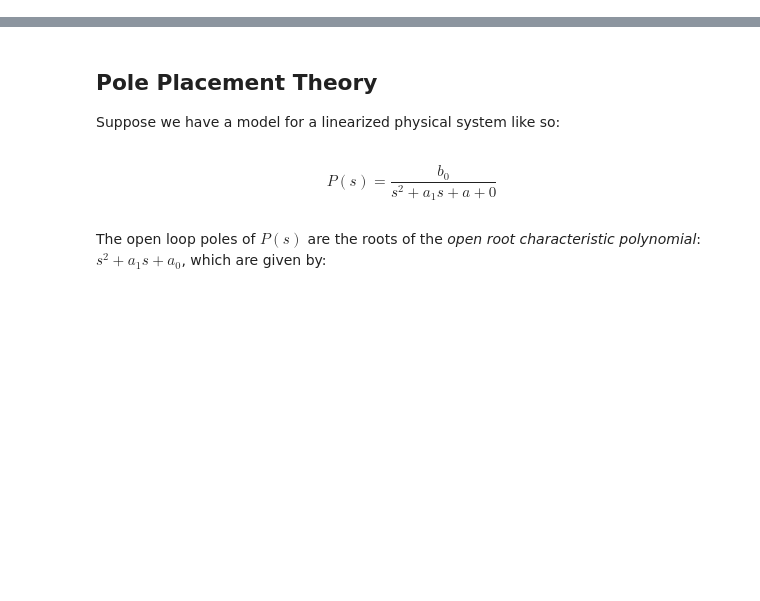
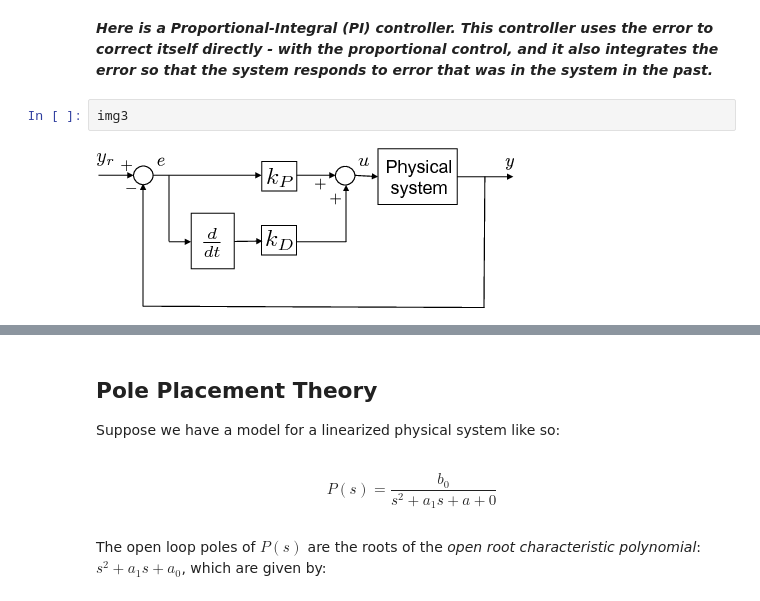
Before and after one commit to rleish/controlNotebooks, a Jupyter notebook: 7_PID_PolePlacement.ipynb, the cells around one changed output, grey strips where cells are left out. Cells and saved outputs as stored; diff of their text form; blank space fills up the shorter version.

```diff
--- a/7_PID_PolePlacement.ipynb
+++ b/7_PID_PolePlacement.ipynb
@@ -29,0 +37,6 @@ TODO: insert and quickly discuss Figure 6-5 - better yet, make the figure real,
+# %% [markdown]
+***Here is a Proportional-Integral (PI) controller.  This controller uses the error to correct itself directly - with the proportional control, and it also integrates the error so that the system responds to error that was in the system in the past.***
+# %%
+img3
+# %% [output]
+[figure, added]
```
Also changed, not shown: parts of 26 cells of this notebook, 7 other files.
